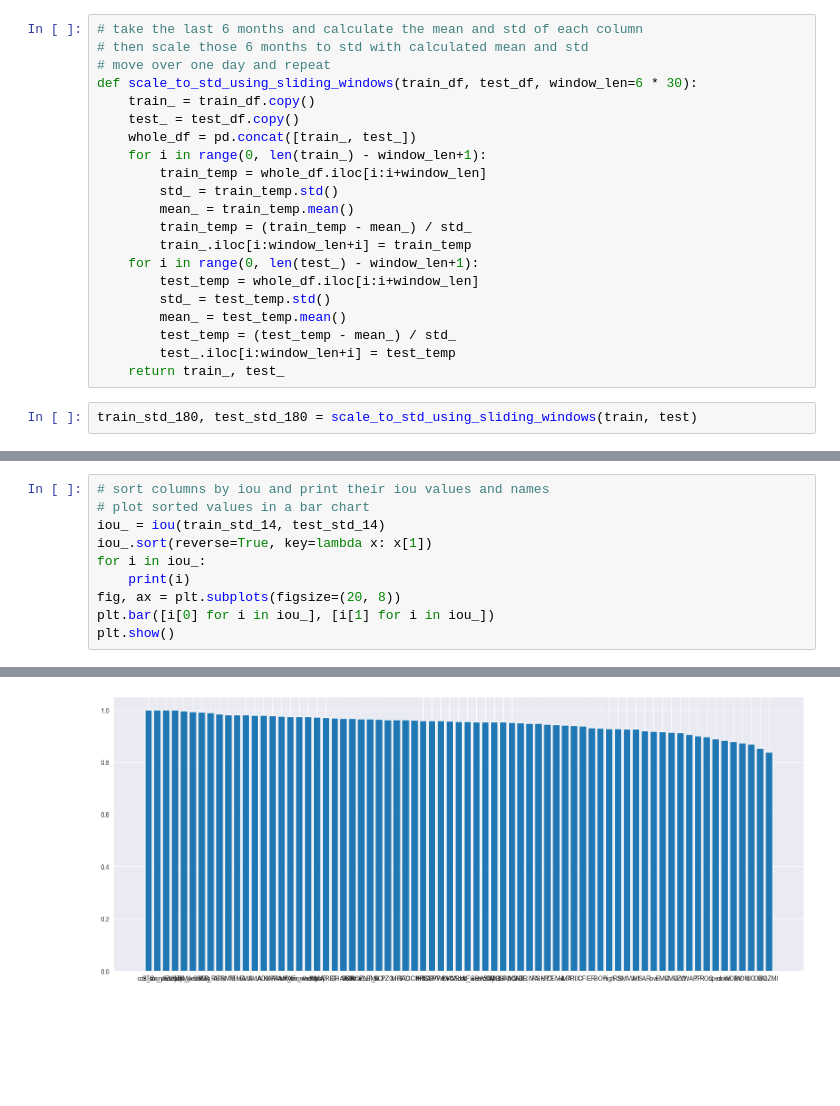
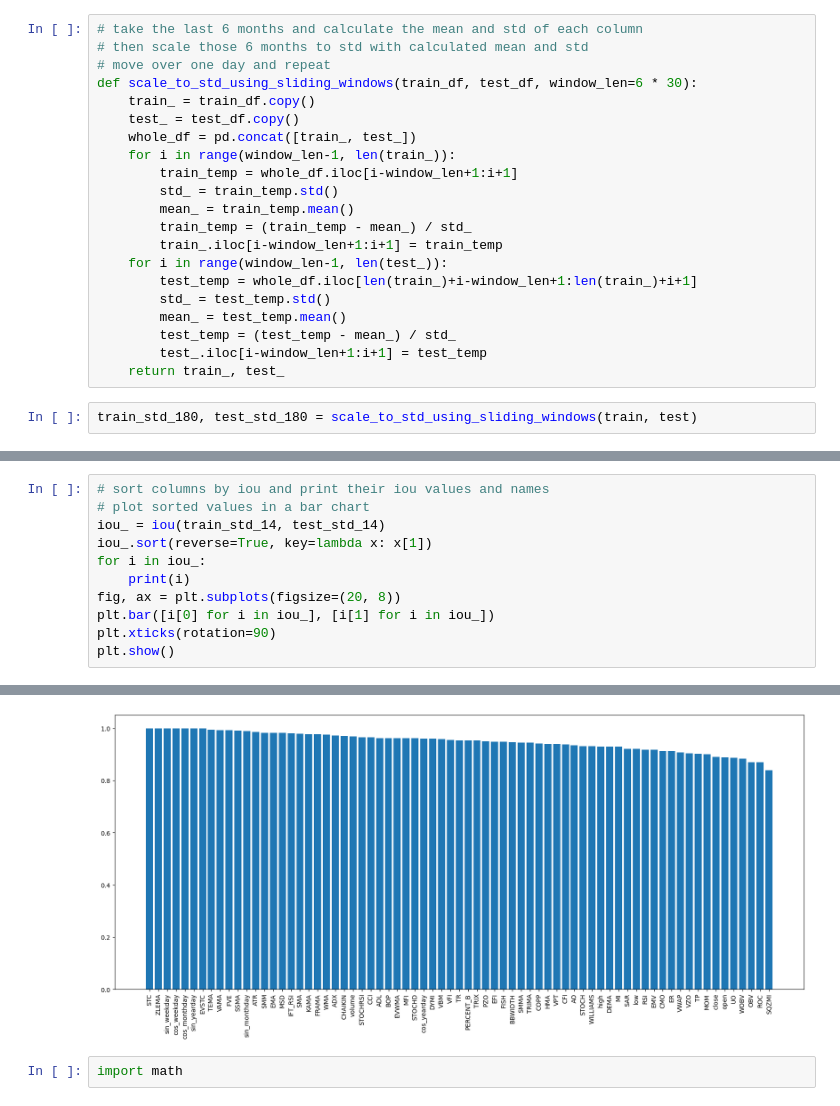
Before and after one commit to krajewskiML/FinDL, a Jupyter notebook: eda.ipynb, the cells around one changed output, grey strips where cells are left out. Saved outputs shown, nothing was run; the diff lists cells and outputs as text; blank space fills up the shorter version.

Commit message:
sliding window skalowanie

```diff
--- a/eda.ipynb
+++ b/eda.ipynb
@@ -73,18 +74,18 @@ def scale_to_std_using_sliding_windows(train_df, test_df, window_len=6 * 30):
     train_ = train_df.copy()
     test_ = test_df.copy()
     whole_df = pd.concat([train_, test_])
-    for i in range(0, len(train_) - window_len+1):
-        train_temp = whole_df.iloc[i:i+window_len]
+    for i in range(window_len-1, len(train_)):
+        train_temp = whole_df.iloc[i-window_len+1:i+1]
         std_ = train_temp.std()
         mean_ = train_temp.mean()
         train_temp = (train_temp - mean_) / std_
-        train_.iloc[i:window_len+i] = train_temp
-    for i in range(0, len(test_) - window_len+1):
-        test_temp = whole_df.iloc[i:i+window_len]
+        train_.iloc[i-window_len+1:i+1] = train_temp
+    for i in range(window_len-1, len(test_)):
+        test_temp = whole_df.iloc[len(train_)+i-window_len+1:len(train_)+i+1]
         std_ = test_temp.std()
         mean_ = test_temp.mean()
         test_temp = (test_temp - mean_) / std_
-        test_.iloc[i:window_len+i] = test_temp
+        test_.iloc[i-window_len+1:i+1] = test_temp
     return train_, test_
 # %%
 train_std_180, test_std_180 = scale_to_std_using_sliding_windows(train, test)
@@ -127,6 +129,7 @@ for i in iou_:
     print(i)
 fig, ax = plt.subplots(figsize=(20, 8))
 plt.bar([i[0] for i in iou_], [i[1] for i in iou_])
+plt.xticks(rotation=90)
 plt.show()
 # %% [output]
 ('STC', 1.0)
@@ -148,2 +151,4 @@ plt.show()
 ('SQZMI', 0.8396831102433785)
-[figure, old version]
+[figure, new version]
+# %%
+import math
```
Also changed, not shown: parts of 18 cells of this notebook.
